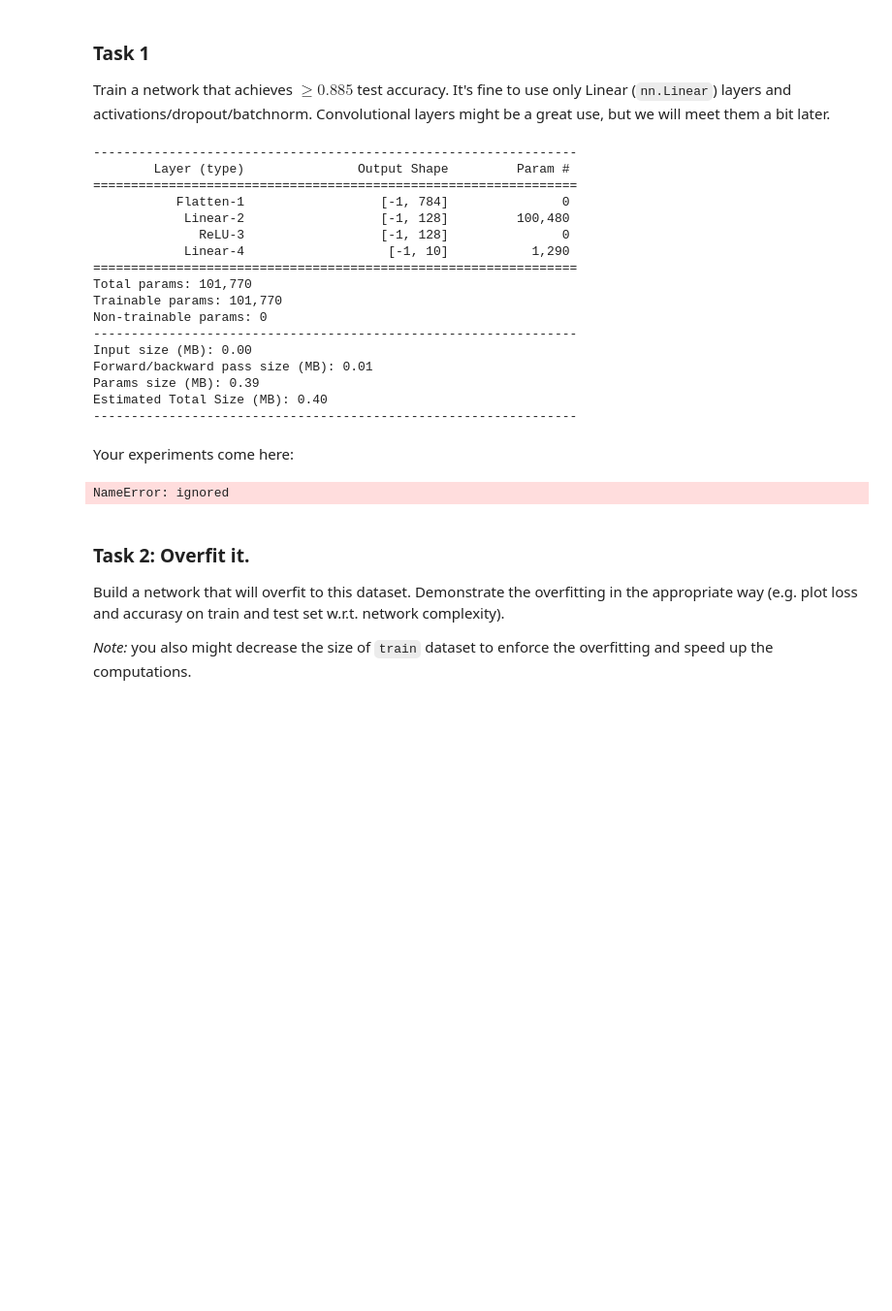
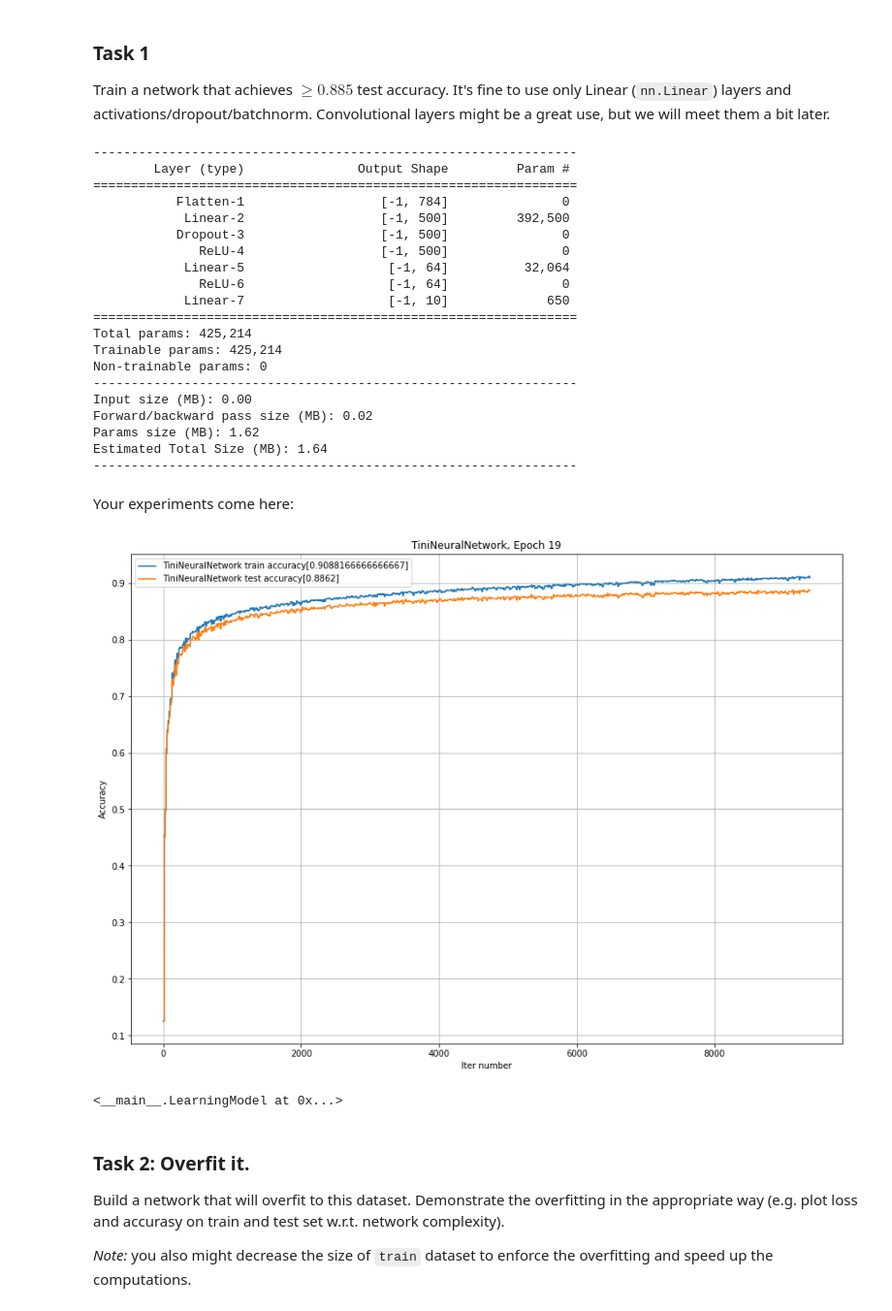
Before and after one commit to alex-kozinov/courses, a Jupyter notebook: mipt-ml-beginning/labs/03_dl/Lab3_DL_part2_overfitting.ipynb, the cells around one changed output. Shown at 97% size. Cells and saved outputs as stored; diff of their text form; code cells hidden in the pictures; blank space fills up the shorter version.

```diff
--- a/mipt-ml-beginning/labs/03_dl/Lab3_DL_part2_overfitting.ipynb
+++ b/mipt-ml-beginning/labs/03_dl/Lab3_DL_part2_overfitting.ipynb
@@ -126,17 +145,21 @@ torch.Size([128])
 Train a network that achieves $\geq 0.885$ test accuracy. It's fine to use only Linear (`nn.Linear`) layers and activations/dropout/batchnorm. Convolutional layers might be a great use, but we will meet them a bit later.
 # %%
 class TinyNeuralNetwork(nn.Module):
-    def __init__(self, input_shape=28*28, num_classes=10, input_channels=1, hidden_size=128):
+    def __init__(self, input_shape=28*28, num_classes=10, input_channels=1, hidden_size=[500, 64]):
         super(self.__class__, self).__init__()
         self.model = nn.Sequential(
             nn.Flatten(), # This layer converts image into a vector to use Linear layers afterwards
             # Your network structure comes here
-            nn.Linear(input_shape * input_channels, hidden_size),
+            nn.Linear(input_shape * input_channels, hidden_size[0]),
+            nn.Dropout(),
             nn.ReLU(),
-            nn.Linear(hidden_size, num_classes),
+            nn.Linear(hidden_size[0], hidden_size[1]),
+            nn.ReLU(),
+            nn.Linear(hidden_size[1], num_classes),
         )
 
     def forward(self, inp):
         out = self.model(inp)
+        return out
 # %%
 class LearningModel:
@@ -214,26 +262,21 @@ torchsummary.summary(TinyNeuralNetwork().to(device), (28*28,))
         Layer (type)               Output Shape         Param #
 ================================================================
            Flatten-1                  [-1, 784]               0
-            Linear-2                  [-1, 128]         100,480
-              ReLU-3                  [-1, 128]               0
-            Linear-4                   [-1, 10]           1,290
+            Linear-2                  [-1, 500]         392,500
+           Dropout-3                  [-1, 500]               0
+              ReLU-4                  [-1, 500]               0
+            Linear-5                   [-1, 64]          32,064
+              ReLU-6                   [-1, 64]               0
+            Linear-7                   [-1, 10]             650
 ================================================================
-Total params: 101,770
-Trainable params: 101,770
+Total params: 425,214
+Trainable params: 425,214
 Non-trainable params: 0
 ----------------------------------------------------------------
 Input size (MB): 0.00
-Forward/backward pass size (MB): 0.01
-Params size (MB): 0.39
-Estimated Total Size (MB): 0.40
+Forward/backward pass size (MB): 0.02
+Params size (MB): 1.62
+Estimated Total Size (MB): 1.64
 ----------------------------------------------------------------
 # %% [markdown]
 Your experiments come here:
-# %%
-model = TinyNeuralNetwork().to(device)
-opt =  torch.optim.Adam(model.parameters(), lr=3e-4, eps=1e-5)
-loss_func = nn.CrossEntropyLoss()
-
-# Your experiments, training and validation loops here
-# %% [output]
-NameError: ignored
@@ -242,3 +283,12 @@ class
+# %%
+net = TinyNeuralNetwork().to(device)
+learn_model = LearningModel(net, 'TiniNeuralNetwork')
+
+
+learn_model.fit(train_loader, test_loader)
+# %% [output]
+[figure, added]
+<__main__.LearningModel at 0x...>
 # %% [markdown]
 ### Task 2: Overfit it.
 Build a network that will overfit to this dataset. Demonstrate the overfitting in the appropriate way (e.g. plot loss and accurasy on train and test set w.r.t. network complexity).
```
Also changed, not shown: parts of 7 cells of this notebook.
